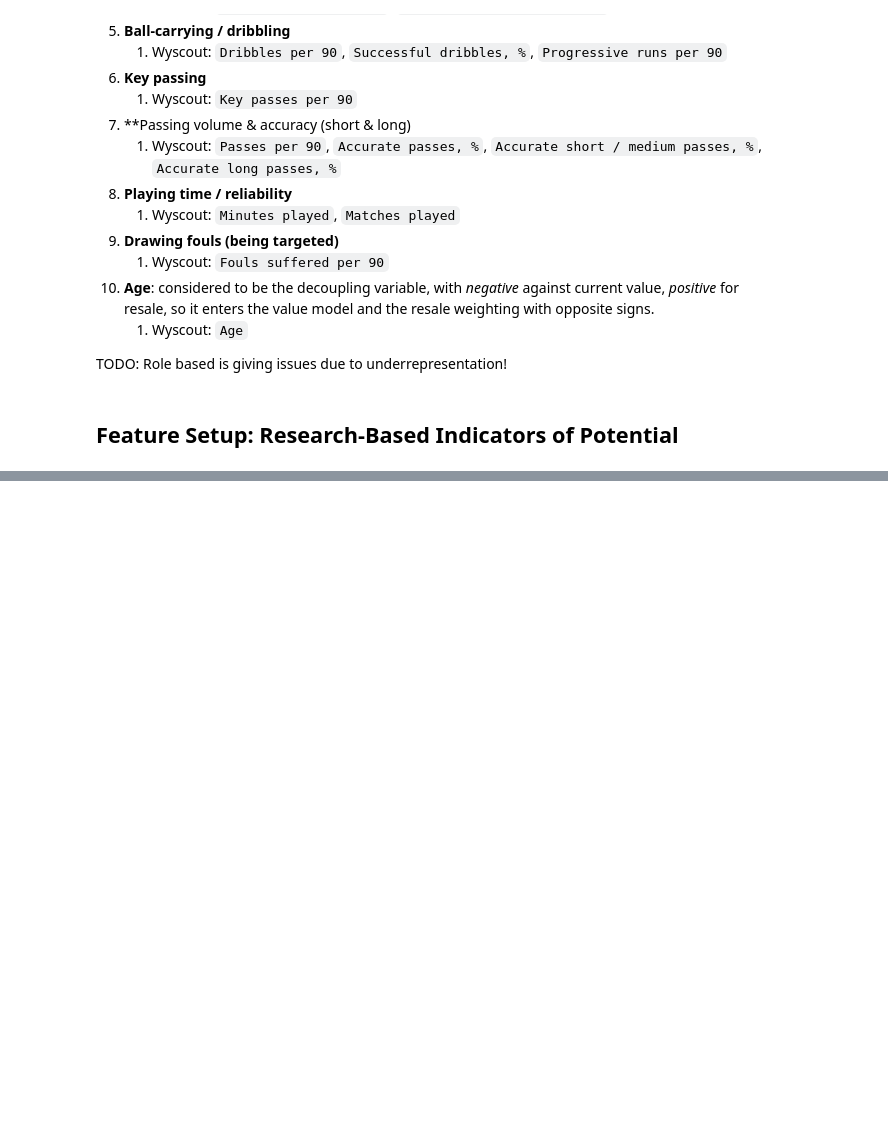
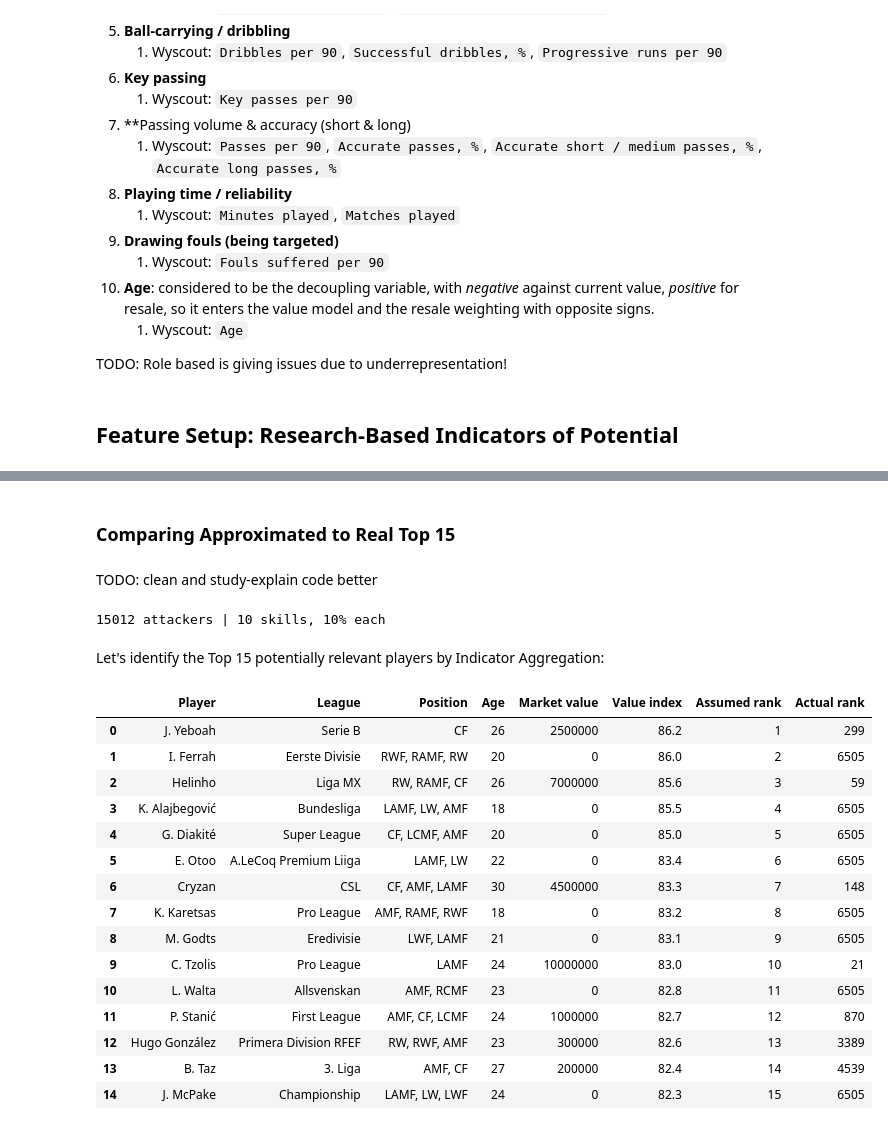
Before and after one commit to Alejandro-131004/hidden-gems, a Jupyter notebook: project/demo_dashboard1.ipynb, the cells around one changed output, grey strips where cells are left out. Cells and saved outputs as stored; diff of their text form; code cells hidden in the pictures; blank space fills up the shorter version.

```diff
--- a/project/demo_dashboard1.ipynb
+++ b/project/demo_dashboard1.ipynb
@@ -191,0 +239,71 @@ VALUE_FEATURES = ["Age", "Goals per 90", "Shots per 90", "Assists per 90", "xA p
+# %% [markdown]
+### Comparing Approximated to Real Top 15
+# %% [markdown]
+TODO: clean and study-explain code better
+# %%
+# primary position code -> role bucket (uses ROLE map)
+players = players.copy()
+players["Pos"]  = players["Position"].map(lambda p: "NA" if pd.isna(p) else str(p).split(",")[0].strip())
+players["Role"] = players["Pos"].map(lambda p: ROLE.get(p, "MID"))
+
+# best-represented class = attacking group
+att = players[players["Role"].isin(["AM", "W", "CF"])].copy()
+
+# the 14 indicators, grouped into 10 skills so each skill weighs equally (10%)
+CONCEPTS = {
+    "Goal output":     ["Goals per 90", "xG per 90"],
+    "Shot threat":     ["Shots per 90"],
+    "Chance creation": ["Assists per 90", "xA per 90"],
+    "Through balls":   ["Through passes per 90"],
+    "Dribbling":       ["Dribbles per 90", "Successful dribbles, %", "Progressive runs per 90"],
+    "Key passing":     ["Key passes per 90"],
+    "Passing":         ["Passes per 90", "Accurate passes, %"],
+    "Fouls drawn":     ["Fouls suffered per 90"],
+    "Minutes":         ["Minutes played"],
+    "Age (younger)":   None,   # inverted, handled separately
+}
+
+# stage 1: every metric -> percentile within the attacking group
+metric_cols = [col for cols in CONCEPTS.values() if cols for col in cols]
+percentile  = att[metric_cols].apply(pd.to_numeric, errors="coerce").rank(pct=True)
+
+# stage 2a: average columns within each skill -> one score per skill
+skill_scores = {
+    name: (percentile[cols].mean(axis=1) if cols
+           else 1 - pd.to_numeric(att["Age"], errors="coerce").rank(pct=True))
+    for name, cols in CONCEPTS.items()
+}
+
+# stage 2b: average the 10 skills -> each skill = 10%
+att["Value index"] = (pd.DataFrame(skill_scores).fillna(0).mean(axis=1) * 100).round(1)
+
+# rank by our index (assumed) and by real price (actual)
+att["Assumed rank"] = att["Value index"].rank(ascending=False, method="min").astype(int)
+att["Actual rank"]  = pd.to_numeric(att["Market value"], errors="coerce").rank(ascending=False, method="min").astype(int)
+
+print(f"{len(att)} attackers | {len(CONCEPTS)} skills, {100/len(CONCEPTS):.0f}% each")
+# %% [output]
+15012 attackers | 10 skills, 10% each
+# %% [markdown]
+Let's identify the Top 15 potentially relevant players by Indicator Aggregation:
+# %%
+SHOW = ["Player", "League", "Position", "Age", "Market value", "Value index", "Assumed rank", "Actual rank"]
+best_by_indicator = att.sort_values("Value index", ascending=False).head(15)[SHOW].reset_index(drop=True)
+best_by_indicator
+# %% [output]
+|  | Player | League | Position | Age | Market value | Value index | Assumed rank | Actual rank |
+| 0 | J. Yeboah | Serie B | CF | 26 | 2500000 | 86.2 | 1 | 299 |
+| 1 | I. Ferrah | Eerste Divisie | RWF, RAMF, RW | 20 | 0 | 86.0 | 2 | 6505 |
+| 2 | Helinho | Liga MX | RW, RAMF, CF | 26 | 7000000 | 85.6 | 3 | 59 |
+| 3 | K. Alajbegović | Bundesliga | LAMF, LW, AMF | 18 | 0 | 85.5 | 4 | 6505 |
+| 4 | G. Diakité | Super League | CF, LCMF, AMF | 20 | 0 | 85.0 | 5 | 6505 |
+| 5 | E. Otoo | A.LeCoq Premium Liiga | LAMF, LW | 22 | 0 | 83.4 | 6 | 6505 |
+| 6 | Cryzan | CSL | CF, AMF, LAMF | 30 | 4500000 | 83.3 | 7 | 148 |
+| 7 | K. Karetsas | Pro League | AMF, RAMF, RWF | 18 | 0 | 83.2 | 8 | 6505 |
+| 8 | M. Godts | Eredivisie | LWF, LAMF | 21 | 0 | 83.1 | 9 | 6505 |
+| 9 | C. Tzolis | Pro League | LAMF | 24 | 10000000 | 83.0 | 10 | 21 |
+| 10 | L. Walta | Allsvenskan | AMF, RCMF | 23 | 0 | 82.8 | 11 | 6505 |
+| 11 | P. Stanić | First League | AMF, CF, LCMF | 24 | 1000000 | 82.7 | 12 | 870 |
+| 12 | Hugo González | Primera Division RFEF | RW, RWF, AMF | 23 | 300000 | 82.6 | 13 | 3389 |
+| 13 | B. Taz | 3. Liga | AMF, CF | 27 | 200000 | 82.4 | 14 | 4539 |
+| 14 | J. McPake | Championship | LAMF, LW, LWF | 24 | 0 | 82.3 | 15 | 6505 |
```
Also changed, not shown: parts of 11 cells of this notebook, 1 other file.
